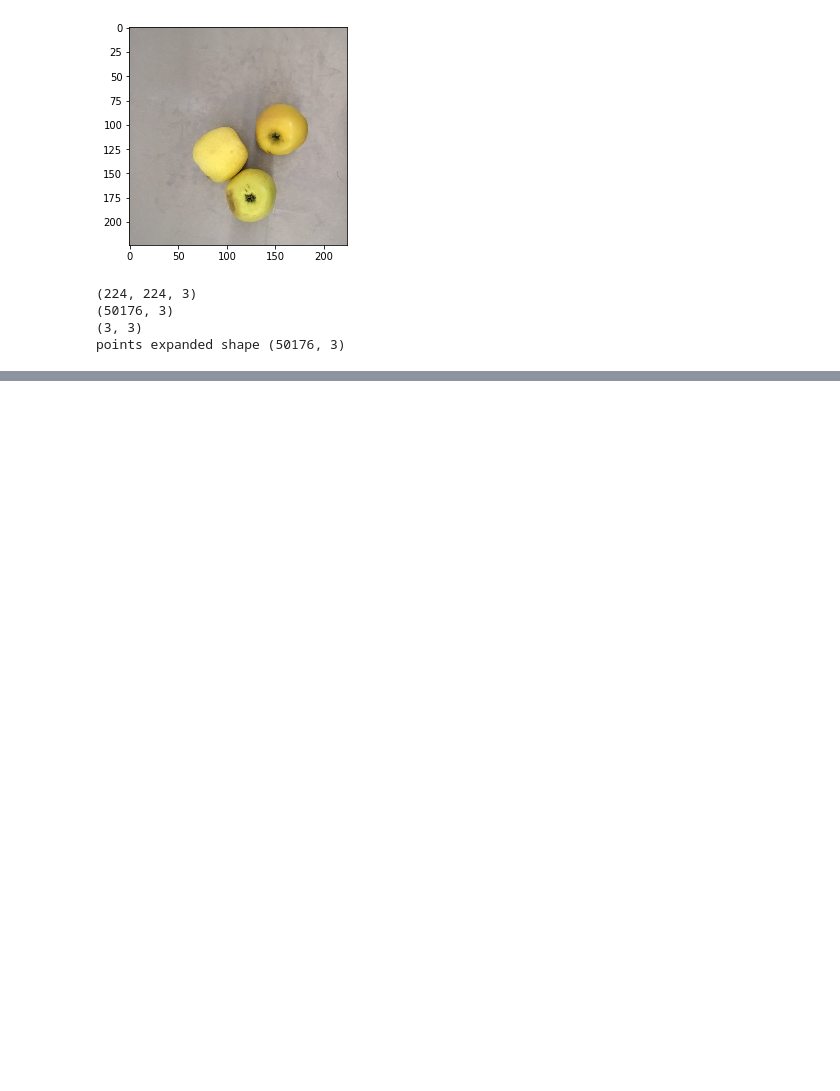
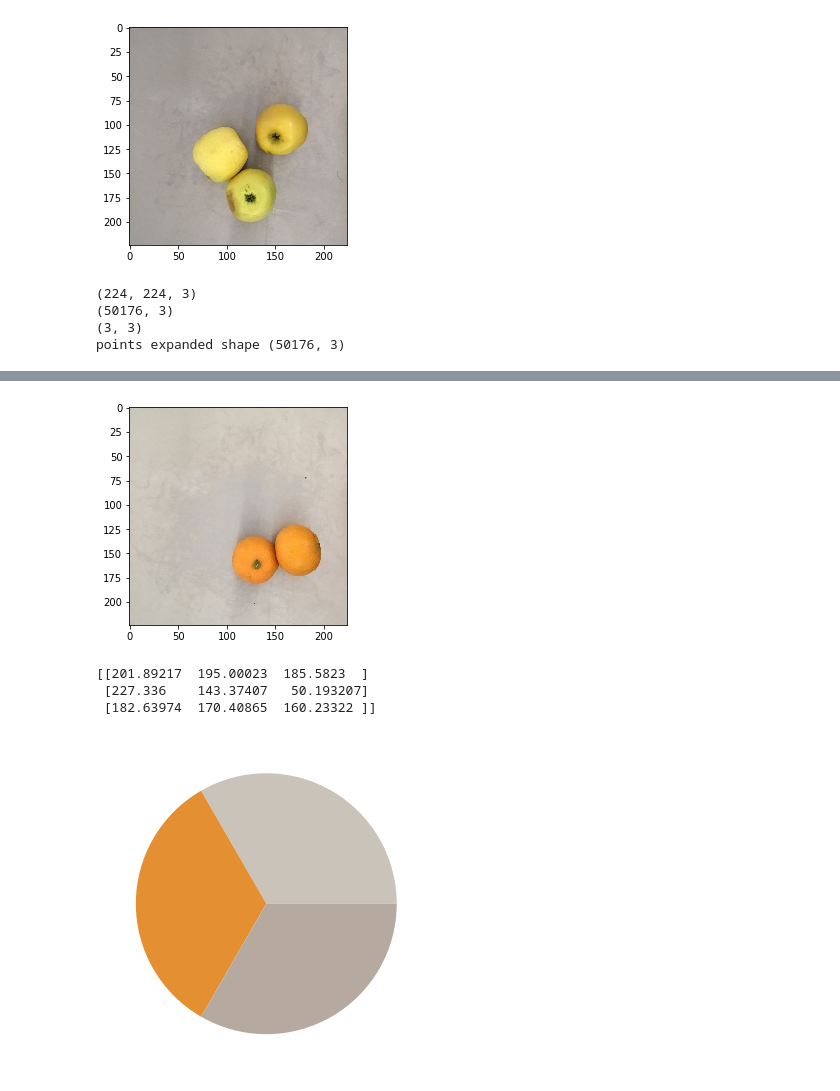
Before and after one commit to jluisrojas/FruterIA, a Jupyter notebook: src/notebooks/tf_kmeans.ipynb, the cells around one changed output, grey strips where cells are left out. Drawn from its saved outputs; the diff is of its cells as text; code cells hidden in the pictures; blank space fills up the shorter version.

```diff
--- a/src/notebooks/tf_kmeans.ipynb
+++ b/src/notebooks/tf_kmeans.ipynb
@@ -147,0 +227,8 @@ TypeError: 'int' object is not iterable
+# %%
+test_image("test_images/orange_01.JPG")
+# %% [output]
+[figure, added]
+[[201.89217  195.00023  185.5823  ]
+ [227.336    143.37407   50.193207]
+ [182.63974  170.40865  160.23322 ]]
+[figure, added]
```
Also changed, not shown: parts of 10 cells of this notebook, 2 other files.
